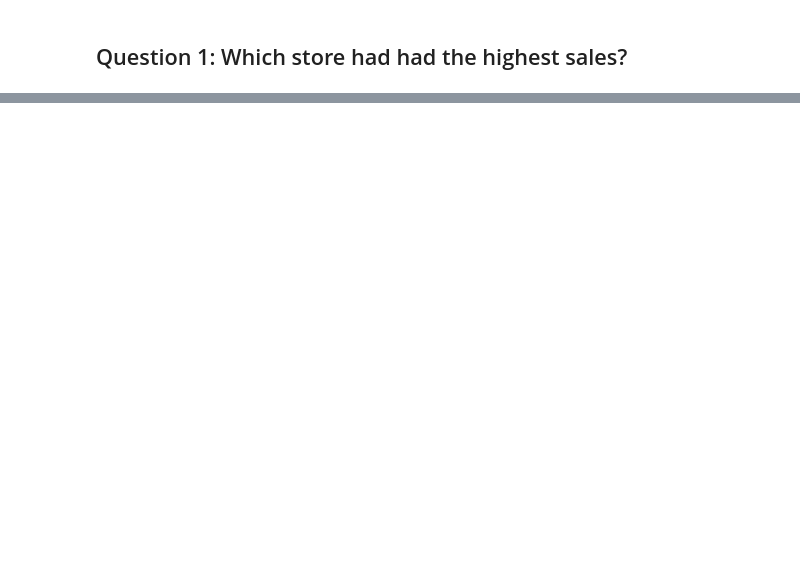
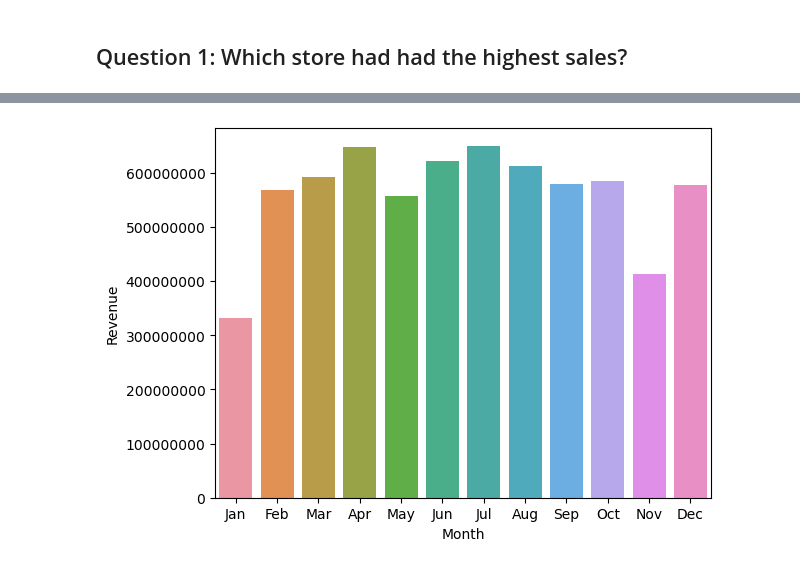
Before and after one commit to mitzu-93/walmart, a Jupyter notebook: Walmart Sales Analysis.ipynb, the cells around one changed output, grey strips where cells are left out. Cells and saved outputs as stored; diff of their text form; code cells hidden in the pictures; blank space fills up the shorter version.

```diff
--- a/Walmart Sales Analysis.ipynb
+++ b/Walmart Sales Analysis.ipynb
@@ -101,0 +88,4 @@ ValueError: No axis named Store for object type DataFrame
+# %%
+best_month = all_data.groupby('Month').sum()
+best_month = best_month.reset_index('Month',drop=False)
+best_month.head(12).sort_values('Weekly_Sales', ascending=True)
@@ -101,0 +106,17 @@ ValueError: No axis named Store for object type DataFrame
+# %%
+month_num = range(1, 13)
+months = []
+
+for i in month_num:
+    i = str(i)
+    datetime_obect = datetime.datetime.strptime(i, "%m")
+    month_name = datetime_obect.strftime('%b')
+    months.append(month_name)
+
+
+best_month_bar = sns.barplot(x=months, y=best_month['Weekly_Sales'])
+best_month_bar.set_xlabel('Month')
+best_month_bar.set_ylabel('Revenue')
+best_month_bar.ticklabel_format(style='plain', axis='y',useOffset=False)
+# %% [output]
+[figure, added]
```
Also changed, not shown: parts of 21 cells of this notebook.
